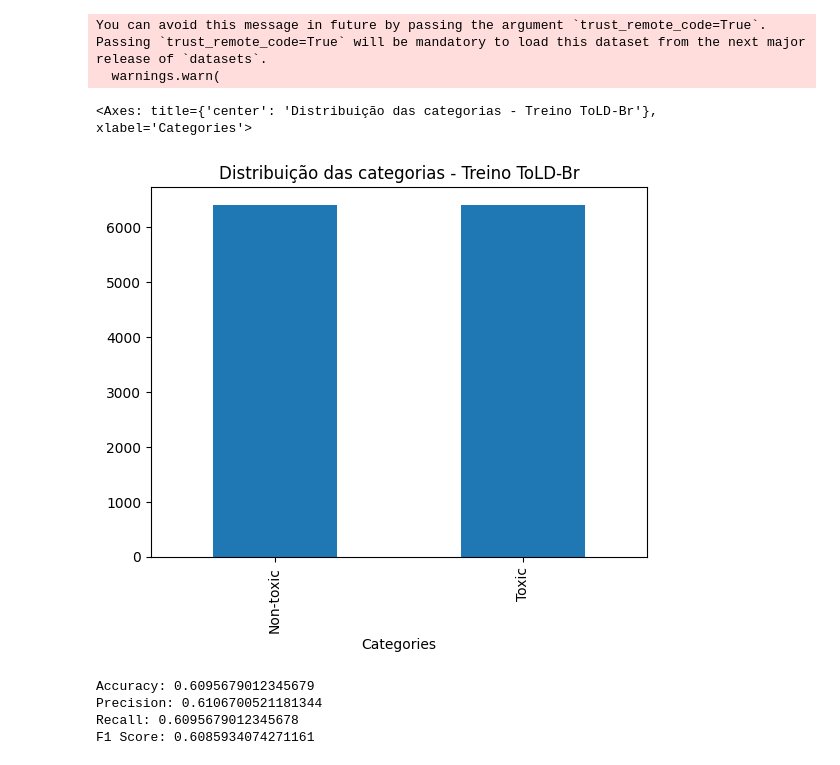
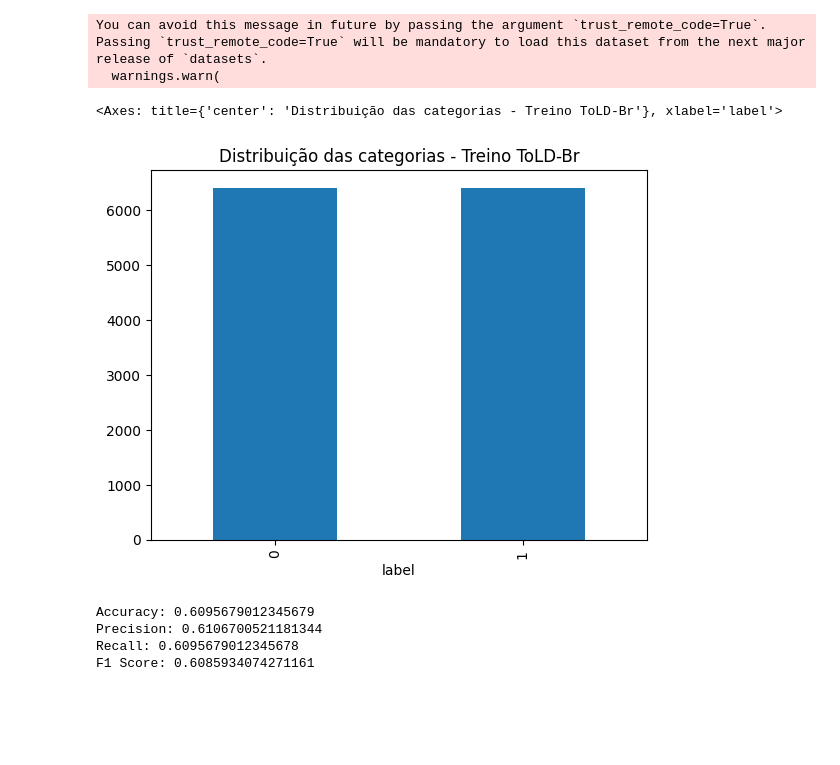
Before and after one commit to yvson18/NLP-final-project, a Jupyter notebook: KNN_COMP_hateBr.ipynb, the cells around one changed output. Cells and saved outputs as stored; diff of their text form; code cells hidden in the pictures; blank space fills up the shorter version.

```diff
--- a/KNN_COMP_hateBr.ipynb
+++ b/KNN_COMP_hateBr.ipynb
@@ -58,11 +64,11 @@ teste_df = pd.concat([
+# %%
+pd.DataFrame(train_df)['label'].value_counts().plot(kind='bar', title='Distribuição das categorias - Treino ToLD-Br')
+# %% [output]
+<Axes: title={'center': 'Distribuição das categorias - Treino ToLD-Br'}, xlabel='label'>
+[figure, added]
 # %%
 training_set = list(zip(train_df["text"], train_df["label"]))
 test_set = list(zip(teste_df["text"], teste_df["label"]))
-# %%
-pd.DataFrame(train_df)['Categories'].value_counts().plot(kind='bar', title='Distribuição das categorias - Treino ToLD-Br')
-# %% [output]
-<Axes: title={'center': 'Distribuição das categorias - Treino ToLD-Br'}, xlabel='Categories'>
-[figure, removed]
 # %%
 def NDC_gzip(x1,x2):
     Cx1x2 = len(gzip.compress(" ".join([x1 , x2]).encode()))
```
Also changed, not shown: parts of 1 cell of this notebook, 1 other file.
